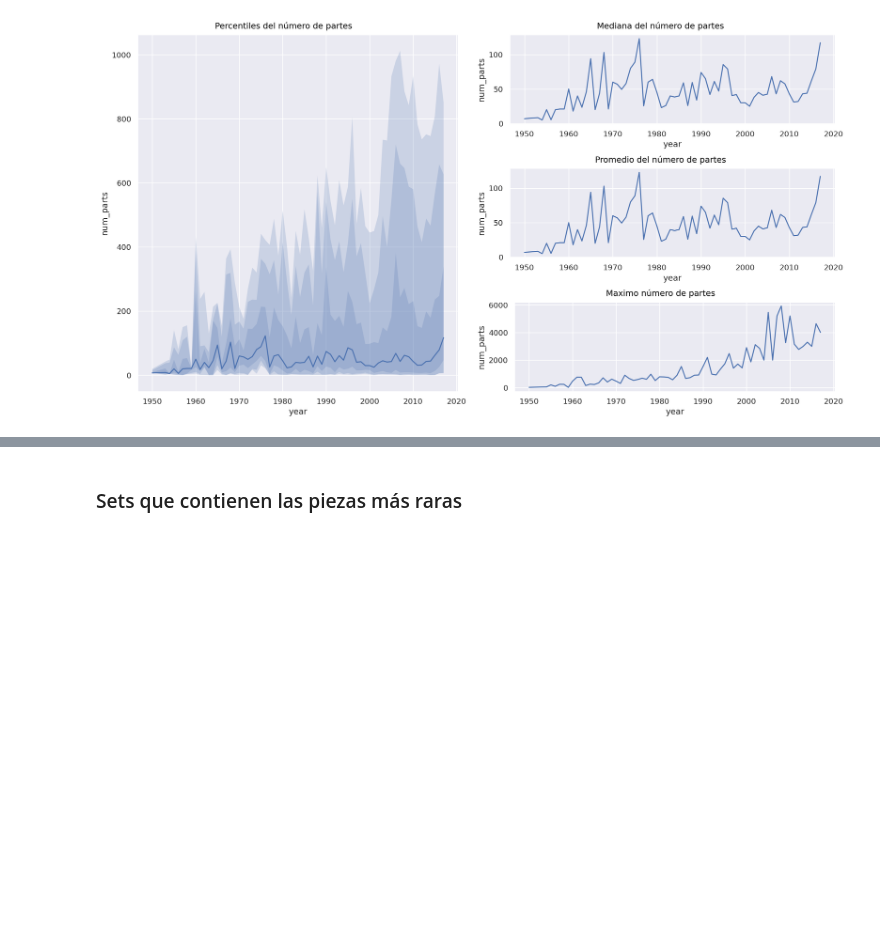
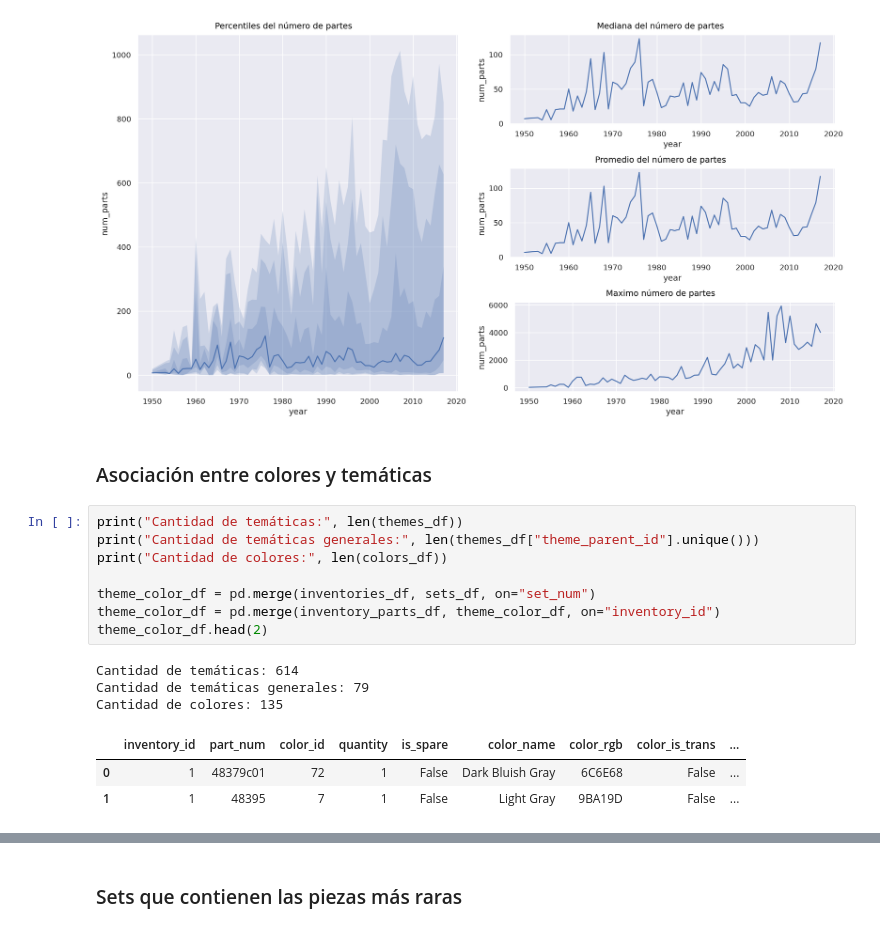
Before and after one commit to gonzafernan/ceia-andd, a Jupyter notebook: lego.ipynb, the cells around one changed output, grey strips where cells are left out. Saved outputs shown, nothing was run; the diff lists cells and outputs as text; blank space fills up the shorter version.

```diff
--- a/lego.ipynb
+++ b/lego.ipynb
@@ -248,3 +247,20 @@ p.on(ssfig2[1]).add(so.Line(), so.Agg("median")).plot()
 p.on(ssfig2[2]).add(so.Line(), so.Agg("max")).plot()
 # %% [output]
 [figure]
+# %% [markdown]
+### Asociación entre colores y temáticas
+# %%
+print("Cantidad de temáticas:", len(themes_df))
+print("Cantidad de temáticas generales:", len(themes_df["theme_parent_id"].unique()))
+print("Cantidad de colores:", len(colors_df))
+
+theme_color_df = pd.merge(inventories_df, sets_df, on="set_num")
+theme_color_df = pd.merge(inventory_parts_df, theme_color_df, on="inventory_id")
+theme_color_df.head(2)
+# %% [output]
+Cantidad de temáticas: 614
+Cantidad de temáticas generales: 79
+Cantidad de colores: 135
+|  | inventory_id | part_num | color_id | quantity | is_spare | color_name | color_rgb | color_is_trans | ... |
+| 0 | 1 | 48379c01 | 72 | 1 | False | Dark Bluish Gray | 6C6E68 | False | ... |
+| 1 | 1 | 48395 | 7 | 1 | False | Light Gray | 9BA19D | False | ... |
```
Also changed, not shown: parts of 11 cells of this notebook.
